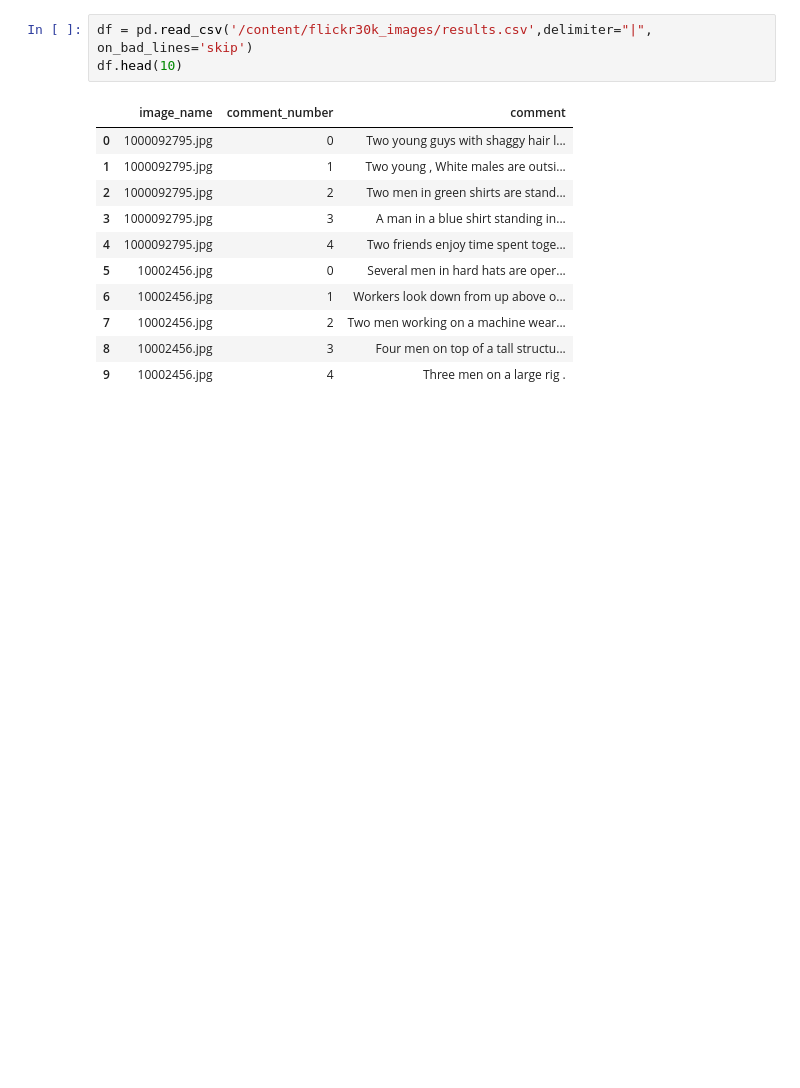
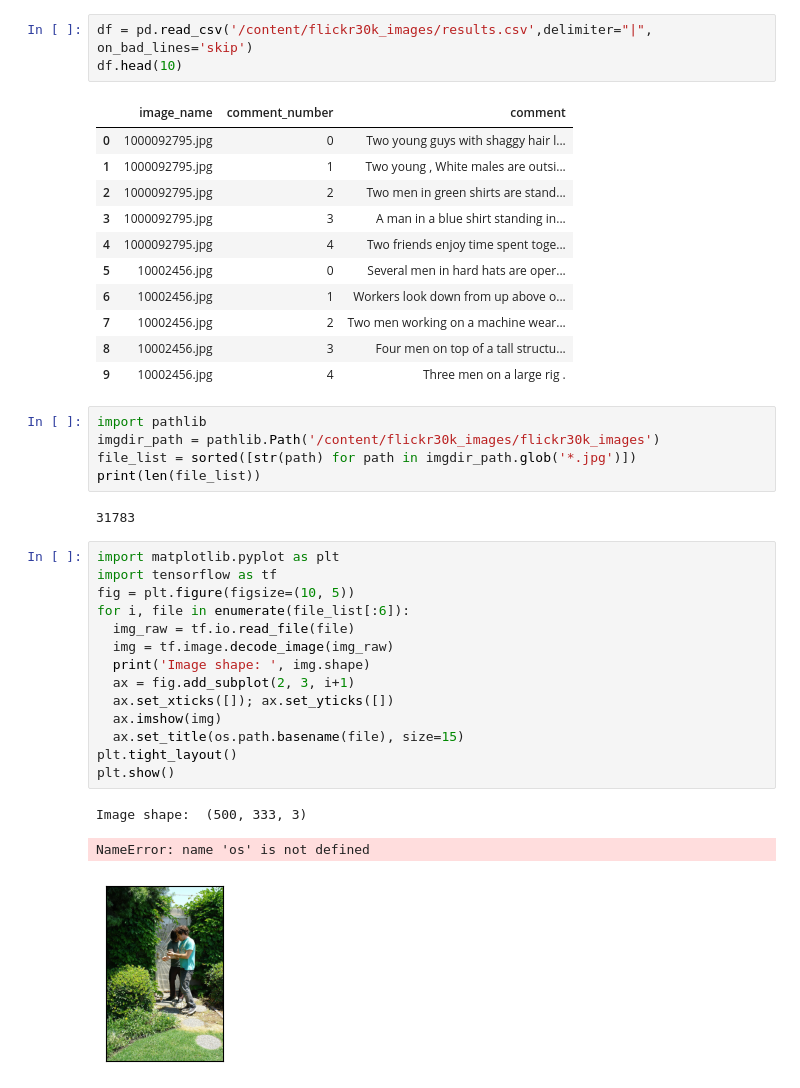
Before and after one commit to shab-sa/cs_internship, a Jupyter notebook: Step12_ImageCaptioning.ipynb, the cells around one changed output. Drawn from its saved outputs; the diff is of its cells as text; blank space fills up the shorter version.

```diff
--- a/Step12_ImageCaptioning.ipynb
+++ b/Step12_ImageCaptioning.ipynb
@@ -44,3 +44,28 @@ df.head(10)
 | 7 | 10002456.jpg | 2 | Two men working on a machine wear... |
 | 8 | 10002456.jpg | 3 | Four men on top of a tall structu... |
 | 9 | 10002456.jpg | 4 | Three men on a large rig . |
+# %%
+import pathlib
+imgdir_path = pathlib.Path('/content/flickr30k_images/flickr30k_images')
+file_list = sorted([str(path) for path in imgdir_path.glob('*.jpg')])
+print(len(file_list))
+# %% [output]
+31783
+# %%
+import matplotlib.pyplot as plt
+import tensorflow as tf
+fig = plt.figure(figsize=(10, 5))
+for i, file in enumerate(file_list[:6]):
+  img_raw = tf.io.read_file(file)
+  img = tf.image.decode_image(img_raw)
+  print('Image shape: ', img.shape)
+  ax = fig.add_subplot(2, 3, i+1)
+  ax.set_xticks([]); ax.set_yticks([])
+  ax.imshow(img)
+  ax.set_title(os.path.basename(file), size=15)
+plt.tight_layout()
+plt.show()
+# %% [output]
+Image shape:  (500, 333, 3)
+NameError: name 'os' is not defined
+[figure, added]
```
